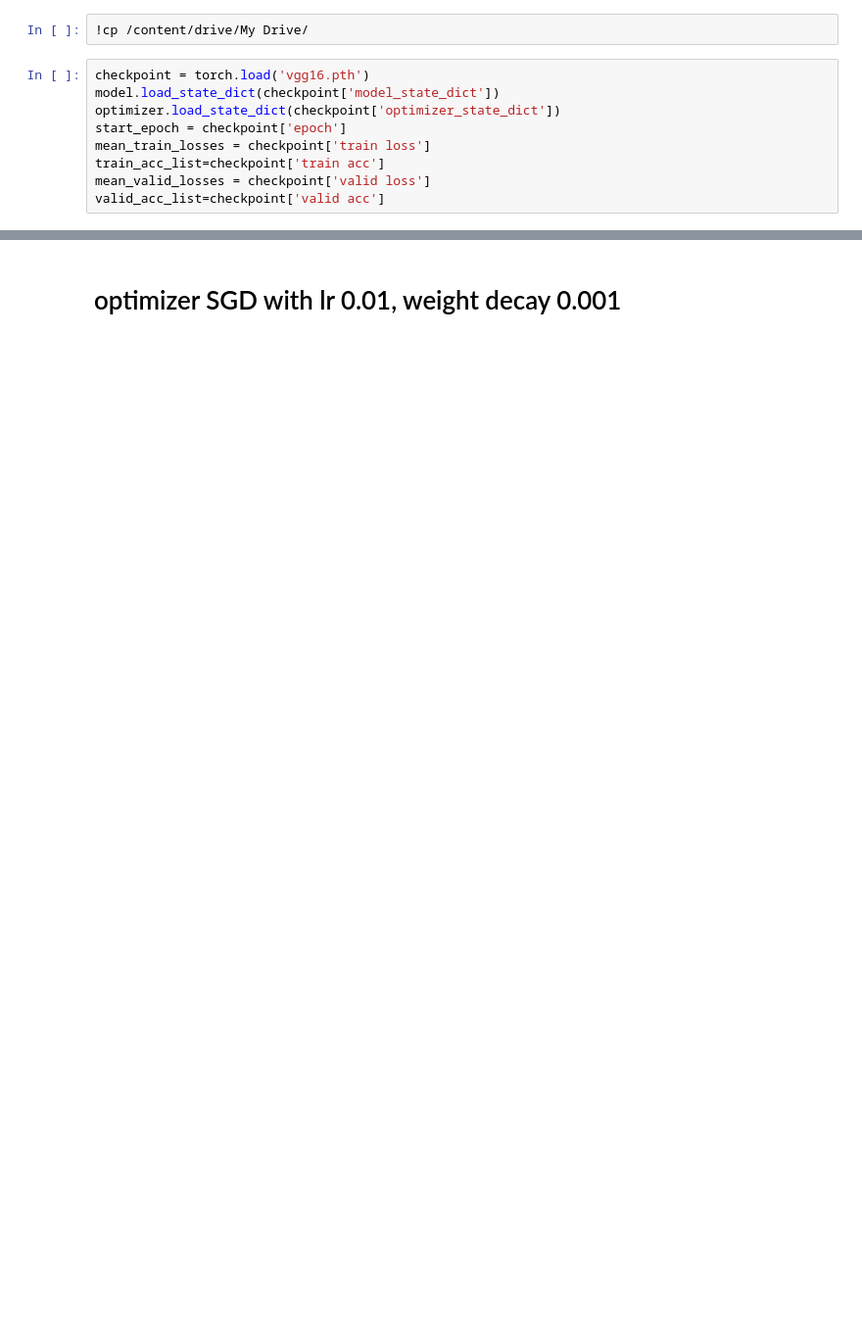
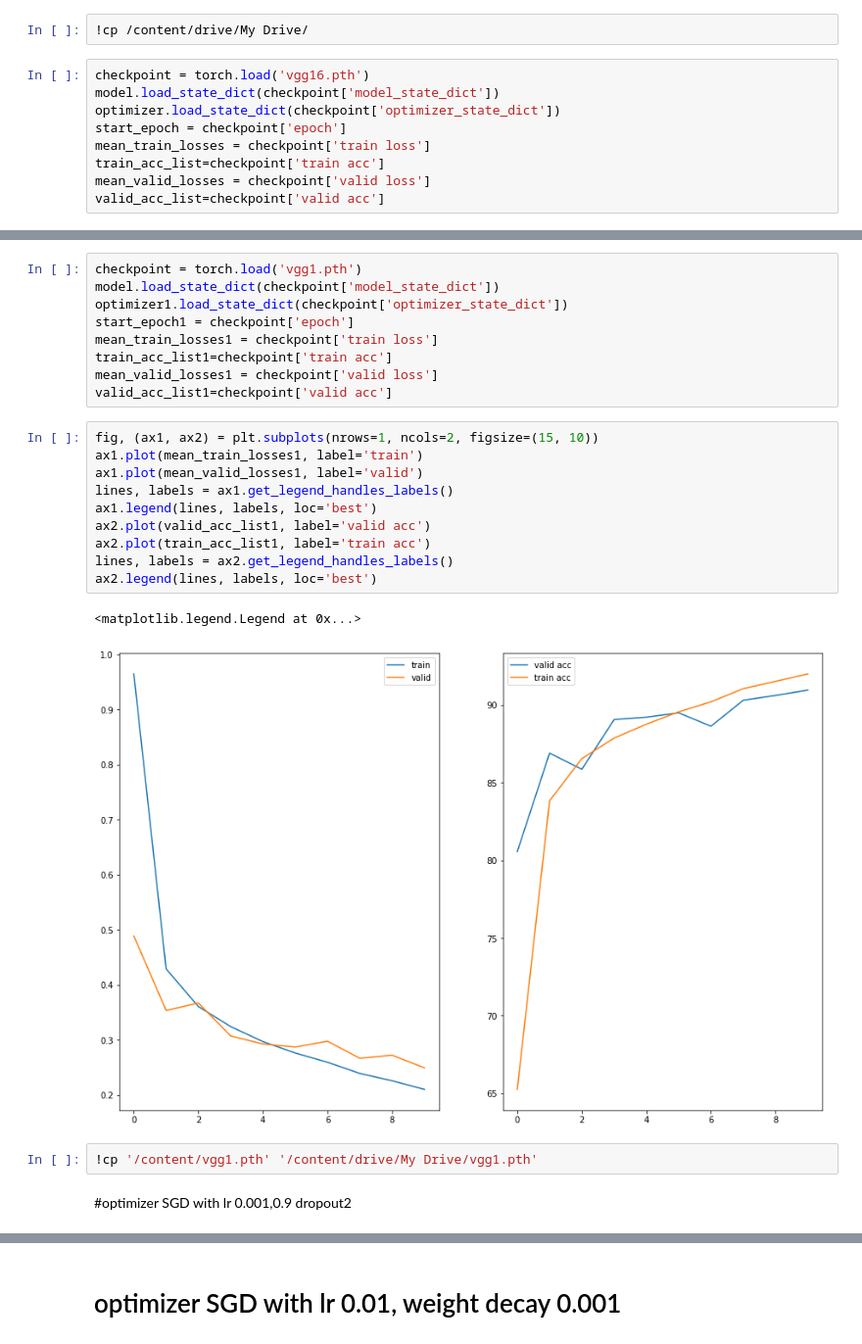
Before and after one commit to MegaFransiska/Neural-Network-Repository, a Jupyter notebook: fashion_mnist_VGG16.ipynb, the cells around one changed output, grey strips where cells are left out. Shown at 98% size. Saved outputs shown, nothing was run; the diff lists cells and outputs as text; blank space fills up the shorter version.

```diff
--- a/fashion_mnist_VGG16.ipynb
+++ b/fashion_mnist_VGG16.ipynb
@@ -330,0 +440,26 @@ NameError: ignored
+# %%
+checkpoint = torch.load('vgg1.pth')
+model.load_state_dict(checkpoint['model_state_dict'])
+optimizer1.load_state_dict(checkpoint['optimizer_state_dict'])
+start_epoch1 = checkpoint['epoch']
+mean_train_losses1 = checkpoint['train loss']
+train_acc_list1=checkpoint['train acc']
+mean_valid_losses1 = checkpoint['valid loss']
+valid_acc_list1=checkpoint['valid acc']
+# %%
+fig, (ax1, ax2) = plt.subplots(nrows=1, ncols=2, figsize=(15, 10))
+ax1.plot(mean_train_losses1, label='train')
+ax1.plot(mean_valid_losses1, label='valid')
+lines, labels = ax1.get_legend_handles_labels()
+ax1.legend(lines, labels, loc='best')
+ax2.plot(valid_acc_list1, label='valid acc')
+ax2.plot(train_acc_list1, label='train acc')
+lines, labels = ax2.get_legend_handles_labels()
+ax2.legend(lines, labels, loc='best')
+# %% [output]
+<matplotlib.legend.Legend at 0x...>
+[figure, added]
+# %%
+!cp '/content/vgg1.pth' '/content/drive/My Drive/vgg1.pth'
+# %% [markdown]
+#optimizer SGD with lr 0.001,0.9 dropout2
```
Also changed, not shown: parts of 20 cells of this notebook.
